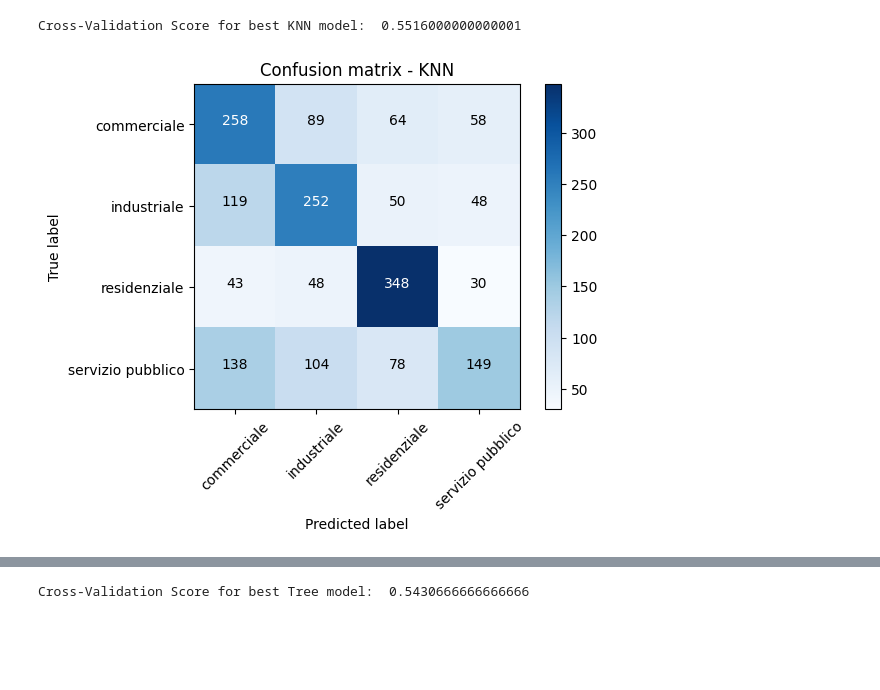
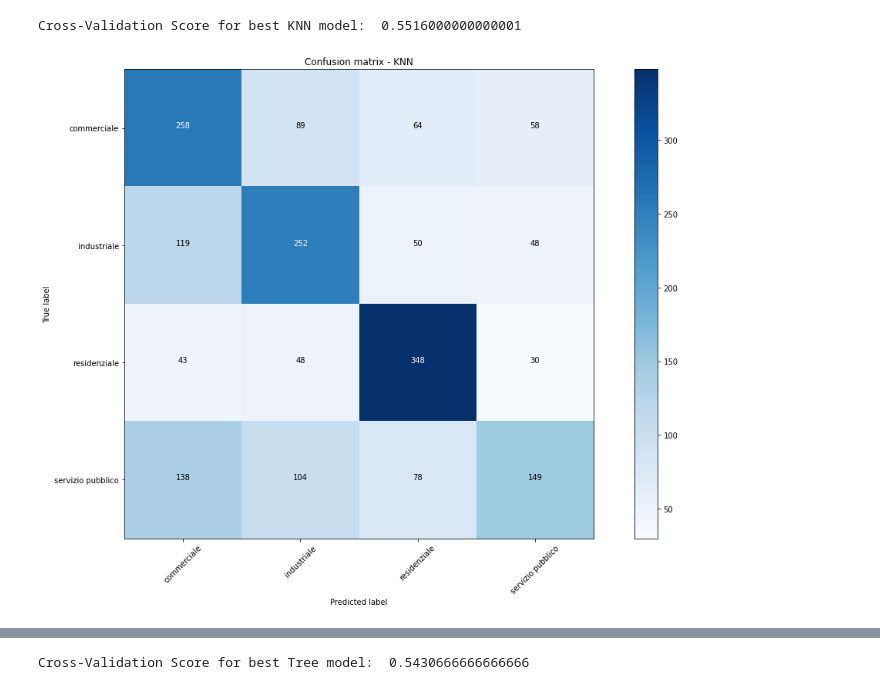
Before and after one commit to bigliolimatteo/skynet-building-functions, a Jupyter notebook: features_approach.ipynb, the cells around one changed output, grey strips where cells are left out. Cells and saved outputs as stored; diff of their text form; code cells hidden in the pictures; blank space fills up the shorter version.

```diff
--- a/features_approach.ipynb
+++ b/features_approach.ipynb
@@ -94,9 +119,10 @@ y_pred_knn = knn_model.predict(X_test_standard)
 # %%
 # Compute and plot the confusion matrix
 confusion_mtx = confusion_matrix(y_test, y_pred_knn)
+plt.subplots(figsize=(15, 10))
 plot_confusion_matrix(confusion_mtx, labels_encoder, title='Confusion matrix - KNN')
 # %% [output]
-[figure, old version]
+[figure, new version]
 # %%
 pca = decomposition.PCA(n_components=2)
 X_train_standard_pca = pca.fit_transform(X_train_standard)
```
Also changed, not shown: parts of 17 cells of this notebook.
